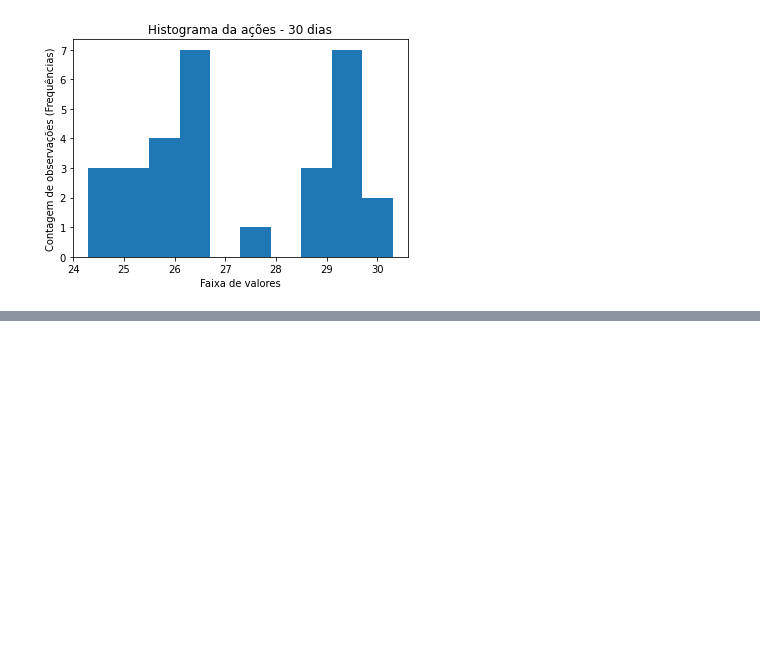
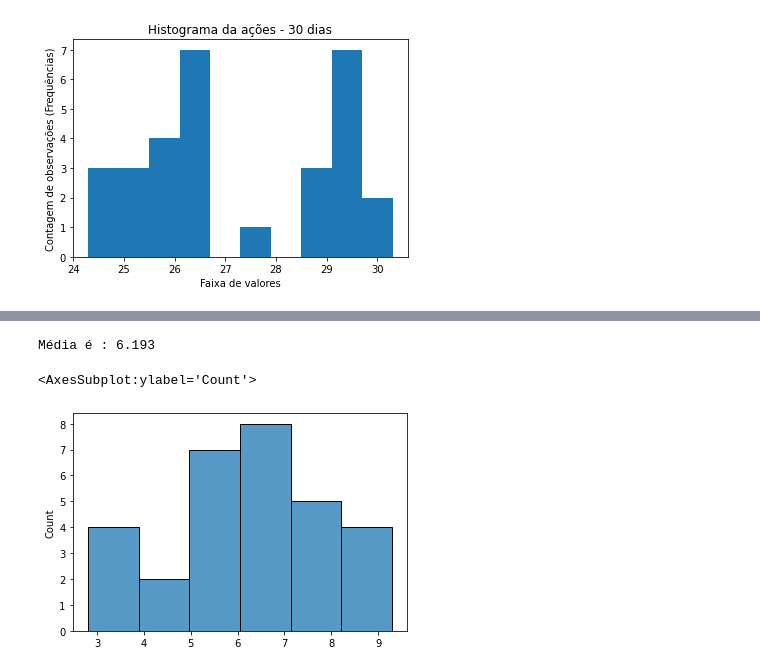
Before and after one commit to EloneSampaio/DataScience, a Jupyter notebook: CursoDeEstatisticaPython/medidasDePosicao.ipynb, the cells around one changed output, grey strips where cells are left out. Drawn from its saved outputs; the diff is of its cells as text; code cells hidden in the pictures; blank space fills up the shorter version.

```diff
--- a/CursoDeEstatisticaPython/medidasDePosicao.ipynb
+++ b/CursoDeEstatisticaPython/medidasDePosicao.ipynb
@@ -454,0 +590,11 @@ Text(0, 0.5, 'Contagem de observações (Frequências)')
+# %%
+dados = np.array([3.83 ,4.08,4.59,5.80,7.81,6.31,8.37,7.50,9.30,5.98,
+6.78,5.23,7.50,6.62,2.80,6.51,5.27,5.44,6.08,6.66,8.49,3.86,2.91,5.82,7.47,6.52,6.61,7.80,5.62,8.23])
+# %%
+media = sts.mean(dados)
+print('Média é :', media)
+sns.histplot(dados)
+# %% [output]
+Média é : 6.193
+<AxesSubplot:ylabel='Count'>
+[figure, added]
```
Also changed, not shown: parts of 55 cells of this notebook, 9 other files.
